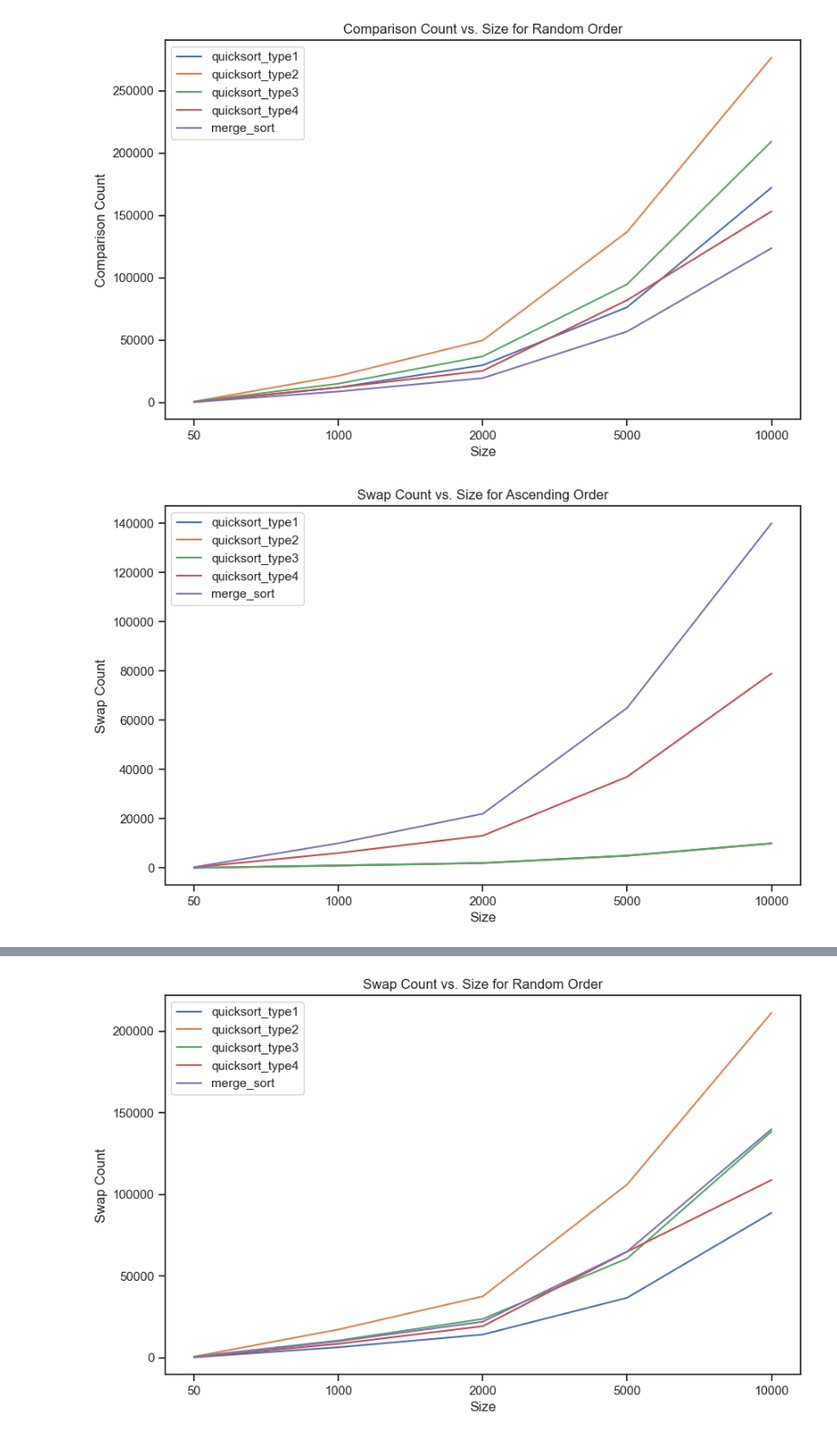
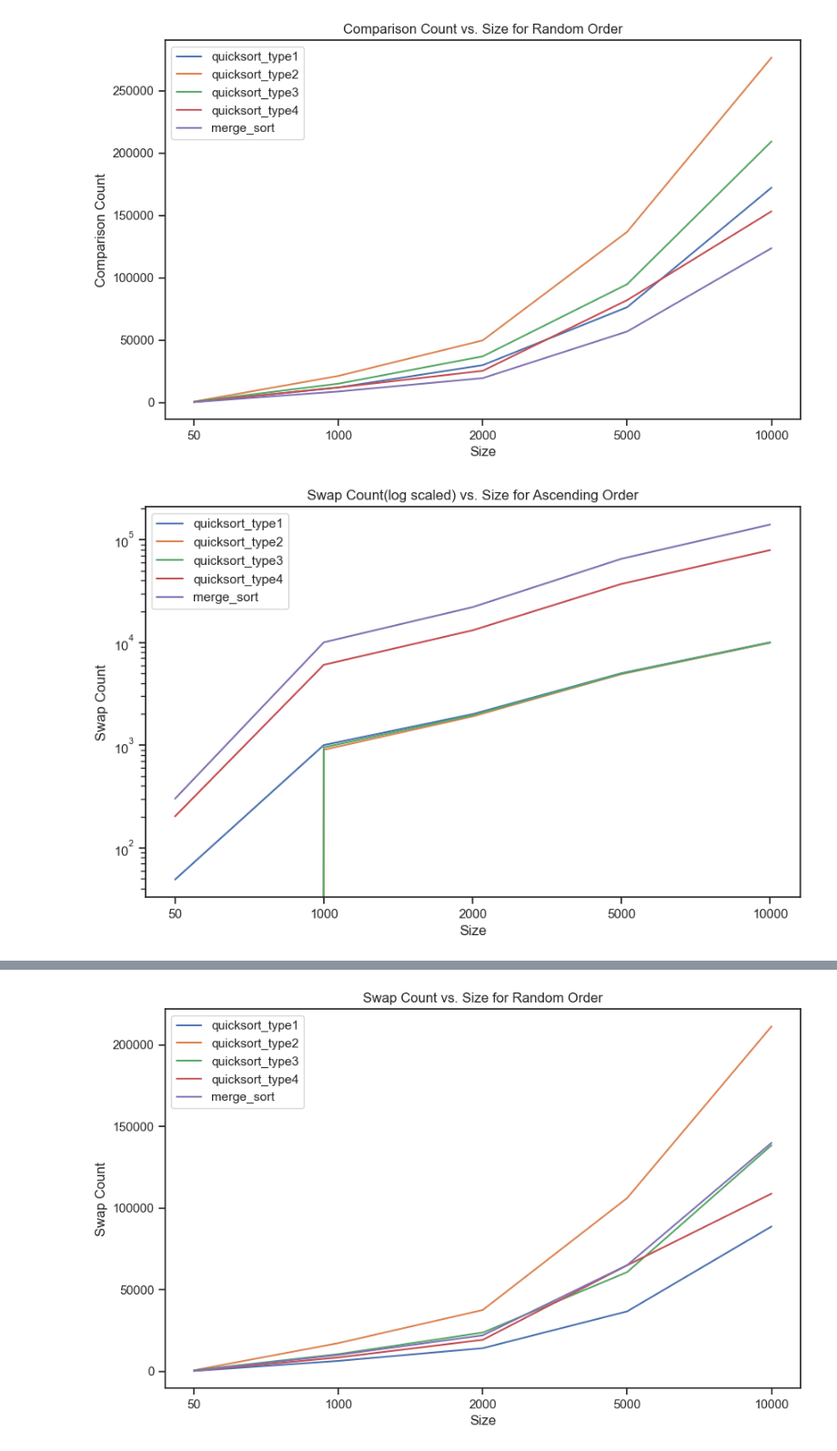
Before and after one commit to cvaisnor/quick-merge-testing, a Jupyter notebook: comparing_sorts.ipynb, the cells around one changed output, grey strips where cells are left out. Shown: that part at 91% size. Drawn from its saved outputs; the diff is of its cells as text; code cells hidden in the pictures.

Commit message:
updated graph titles

```diff
--- a/comparing_sorts.ipynb
+++ b/comparing_sorts.ipynb
@@ -196,25 +196,25 @@ plt.show()
 # %%
 # plot Swap Count vs. Size for Ascending Order
 fig, ax = plt.subplots(figsize=(10,6))
 
 sns.lineplot(x='size', y='swap_count', hue='sorting_type', data=ascending_all, ax=ax)
 
 # add a legend
 ax.legend(loc='upper left')
 
 # add a title
-ax.set_title('Swap Count vs. Size for Ascending Order')
+ax.set_title('Swap Count(log scaled) vs. Size for Ascending Order')
 
 # add x and y labels
 ax.set_xlabel('Size')
 ax.set_ylabel('Swap Count')
 
 # scale the y axis to a logarithmic scale
-# ax.set_yscale('log')
+ax.set_yscale('log')
 
 plt.show()
 # %% [output]
-[figure, old version]
+[figure, new version]
 # %%
 # plot Swap Count vs. Size for Decending Order
 fig, ax = plt.subplots(figsize=(10,6))
```
Also changed, not shown: parts of 3 cells of this notebook.
